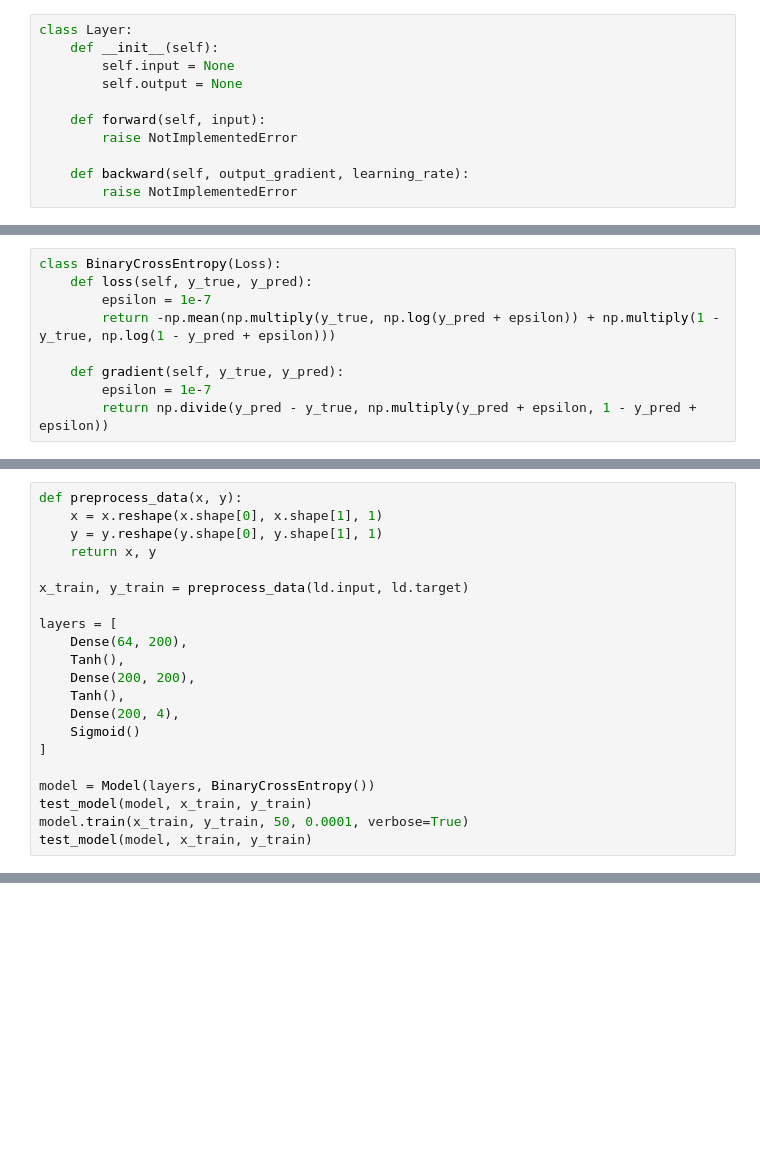
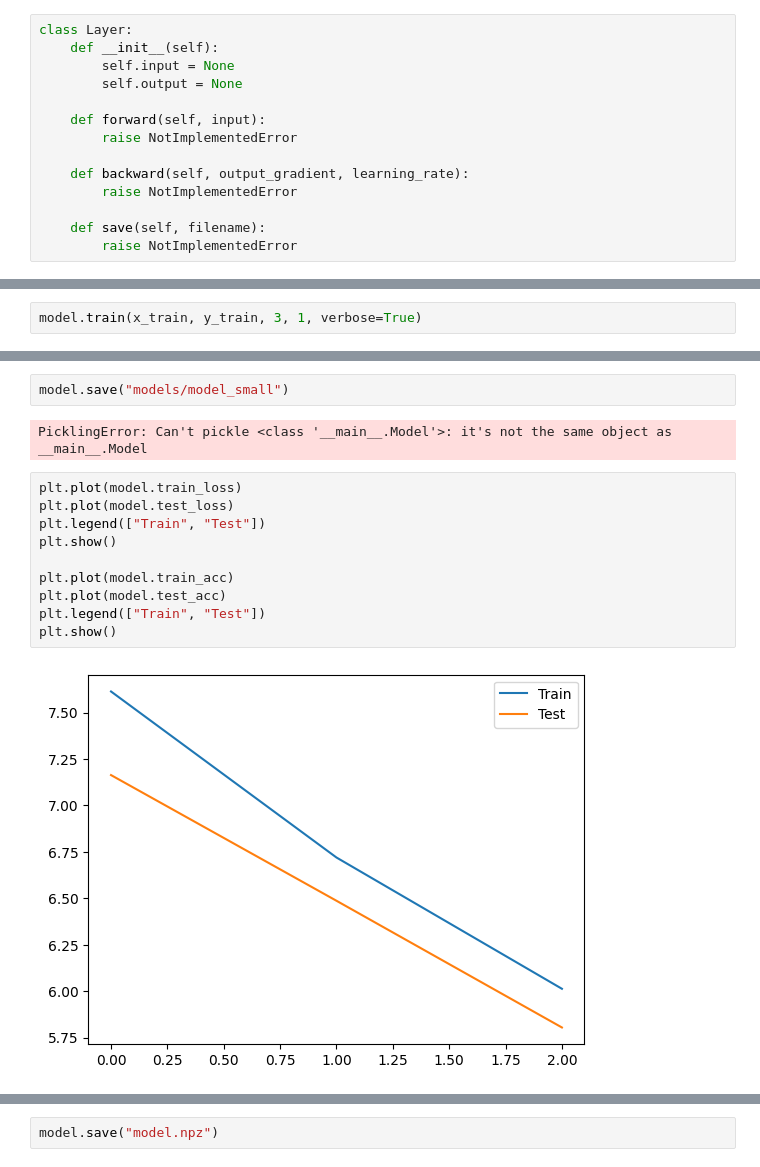
Before and after one commit to ValentinPy1/NeuralNetwork, a Jupyter notebook: NeuralNet.ipynb, the cells around one changed output, grey strips where cells are left out. Drawn from its saved outputs; the diff is of its cells as text; blank space fills up the shorter version.

```diff
--- a/NeuralNet.ipynb
+++ b/NeuralNet.ipynb
@@ -15,6 +17,9 @@ class Layer:
 
     def backward(self, output_gradient, learning_rate):
         raise NotImplementedError
+
+    def save(self, filename):
+        raise NotImplementedError
 # %%
 class Dense(Layer):
     def __init__(self, input_size, output_size):
@@ -81,9 +147,0 @@ class Sigmoid(Activation):
-# %%
-class BinaryCrossEntropy(Loss):
-    def loss(self, y_true, y_pred):
-        epsilon = 1e-7
-        return -np.mean(np.multiply(y_true, np.log(y_pred + epsilon)) + np.multiply(1 - y_true, np.log(1 - y_pred + epsilon)))
-
-    def gradient(self, y_true, y_pred):
-        epsilon = 1e-7
-        return np.divide(y_pred - y_true, np.multiply(y_pred + epsilon, 1 - y_pred + epsilon))
@@ -230,21 +343,0 @@ print(ld.target.shape)
-# %%
-def preprocess_data(x, y):
-    x = x.reshape(x.shape[0], x.shape[1], 1)
-    y = y.reshape(y.shape[0], y.shape[1], 1)
-    return x, y
-
-x_train, y_train = preprocess_data(ld.input, ld.target)
-
-layers = [
-    Dense(64, 200),
-    Tanh(),
-    Dense(200, 200),
-    Tanh(),
-    Dense(200, 4),
-    Sigmoid()
-]
-
-model = Model(layers, BinaryCrossEntropy())
-test_model(model, x_train, y_train)
-model.train(x_train, y_train, 50, 0.0001, verbose=True)
-test_model(model, x_train, y_train)
@@ -296,0 +344,2 @@ Real: [[0]
+# %%
+model.train(x_train, y_train, 3, 1, verbose=True)
@@ -296,0 +350,16 @@ Real: [[0]
+# %%
+model.save("models/model_small")
+# %% [output]
+PicklingError: Can't pickle <class '__main__.Model'>: it's not the same object as __main__.Model
+# %%
+plt.plot(model.train_loss)
+plt.plot(model.test_loss)
+plt.legend(["Train", "Test"])
+plt.show()
+
+plt.plot(model.train_acc)
+plt.plot(model.test_acc)
+plt.legend(["Train", "Test"])
+plt.show()
+# %% [output]
+[figure, added]
@@ -296,0 +367,2 @@ Real: [[0]
+# %%
+model.save("model.npz")
```
Also changed, not shown: parts of 23 cells of this notebook, 15 other files.
